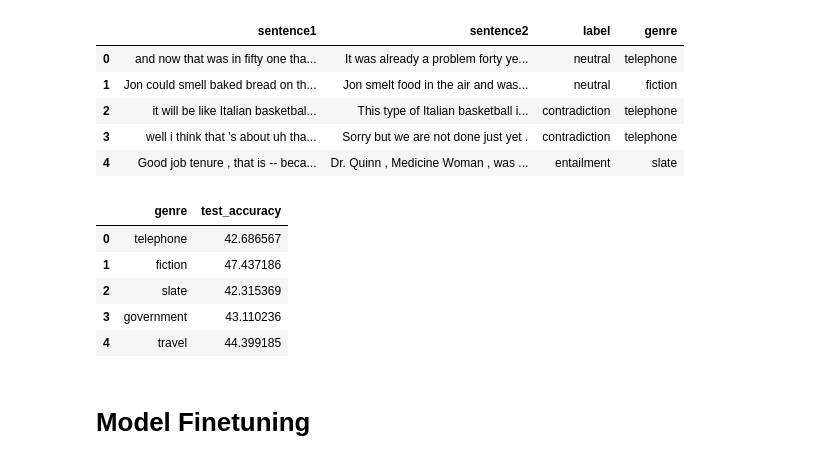
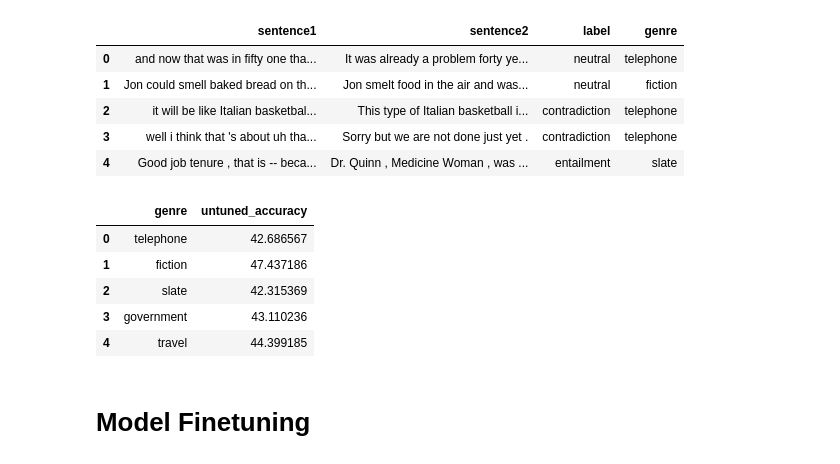
Before and after one commit to nyjgary/nlp-snli, a Jupyter notebook: nlp-snli.ipynb, the cells around one changed output. Cells and saved outputs as stored; diff of their text form; code cells hidden in the pictures.

```diff
--- a/nlp-snli.ipynb
+++ b/nlp-snli.ipynb
@@ -1110,15 +1116,17 @@ for genre in mnli_genres:
     val_accuracy, val_predictions, val_labels = test_model(mnli_data_loaders[genre][1], best_rnn_model_snli)
     result['test_accuracy'] = val_accuracy
     rnn_eval_results.append(result)
-# %%
-pd.DataFrame.from_dict(rnn_eval_results)
-# %% [output]
-|  | genre | test_accuracy |
-| 0 | telephone | 42.686567 |
-| 1 | fiction | 47.437186 |
-| 2 | slate | 42.315369 |
-| 3 | government | 43.110236 |
-| 4 | travel | 44.399185 |
+# %%
+base_accuracy = pd.DataFrame.from_dict(rnn_eval_results)
+base_accuracy.rename(columns={'test_accuracy': 'untuned_accuracy'}, inplace=True)
+base_accuracy
+# %% [output]
+|  | genre | untuned_accuracy |
+| 0 | telephone | 42.686567 |
+| 1 | fiction | 47.437186 |
+| 2 | slate | 42.315369 |
+| 3 | government | 43.110236 |
+| 4 | travel | 44.399185 |
 # %% [markdown]
 # Model Finetuning
 # %%
```
Also changed, not shown: parts of 7 cells of this notebook.
